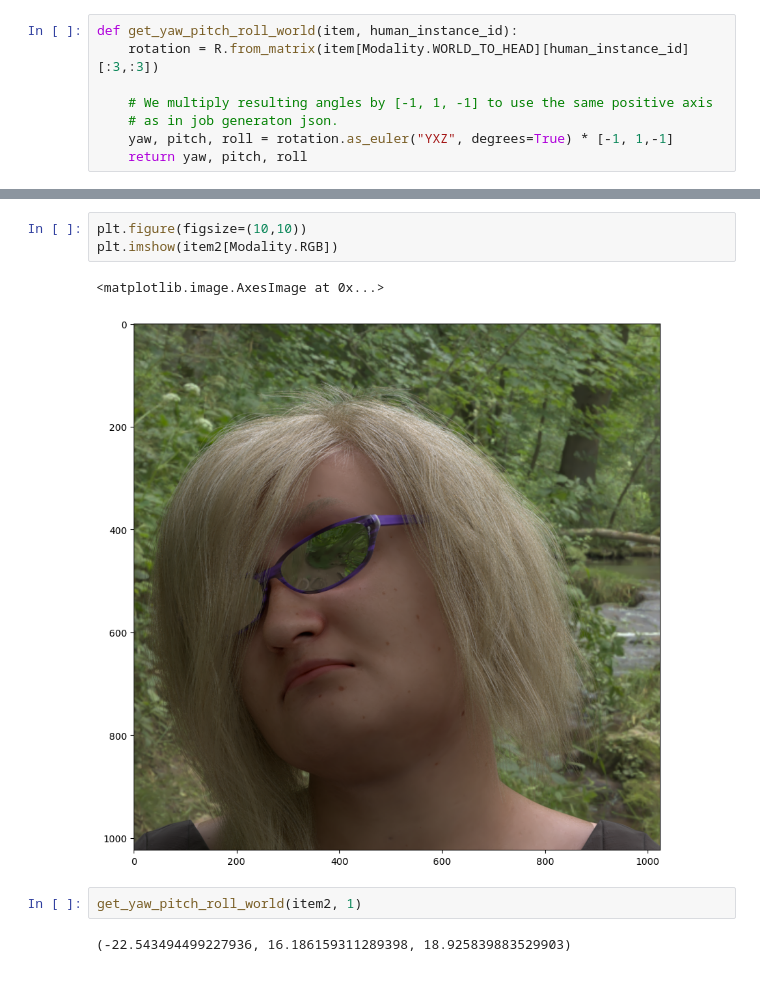
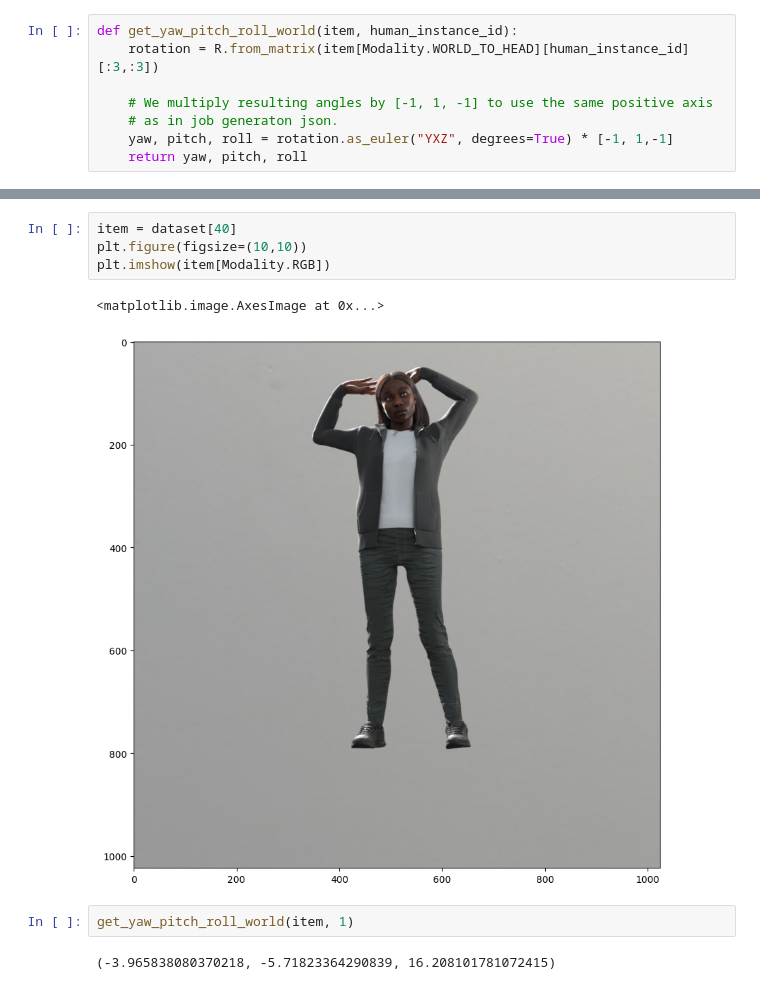
Before and after one commit to Synthesis-AI-Dev/synthesisai, a Jupyter notebook: examples/transforms.ipynb, the cells around one changed output, grey strips where cells are left out. Cells and saved outputs as stored; diff of their text form.

```diff
--- a/examples/transforms.ipynb
+++ b/examples/transforms.ipynb
@@ -203,10 +208,11 @@ get_yaw_pitch_roll_world(item, 1)
 # %%
+item = dataset[40]
 plt.figure(figsize=(10,10))
-plt.imshow(item2[Modality.RGB])
+plt.imshow(item[Modality.RGB])
 # %% [output]
 <matplotlib.image.AxesImage at 0x...>
-[figure, old version]
+[figure, new version]
 # %%
-get_yaw_pitch_roll_world(item2, 1)
+get_yaw_pitch_roll_world(item, 1)
 # %% [output]
-(-22.543494499227936, 16.186159311289398, 18.925839883529903)
+(-3.965838080370218, -5.71823364290839, 16.208101781072415)
```
Also changed, not shown: parts of 16 cells of this notebook.
